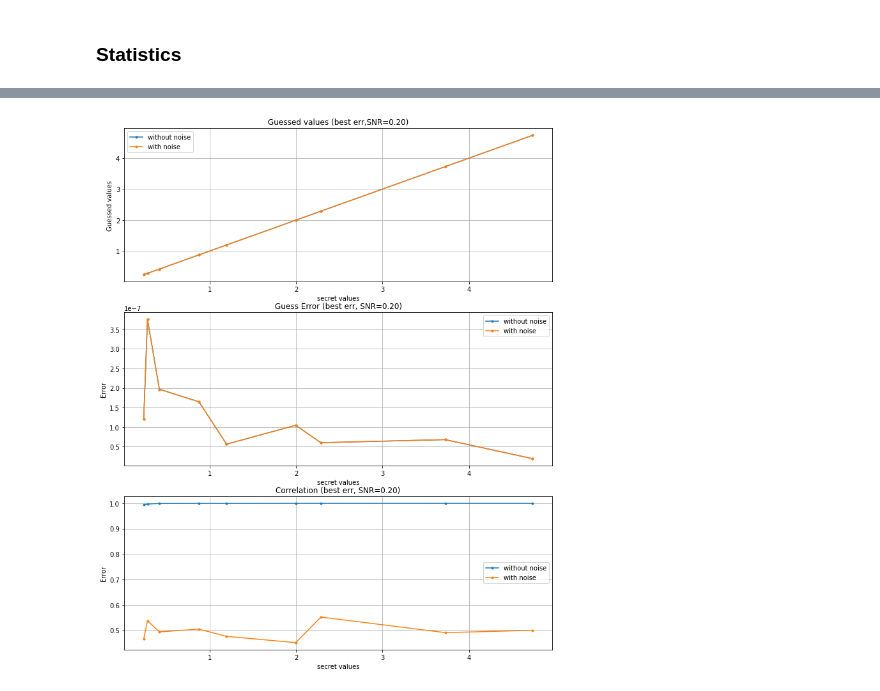
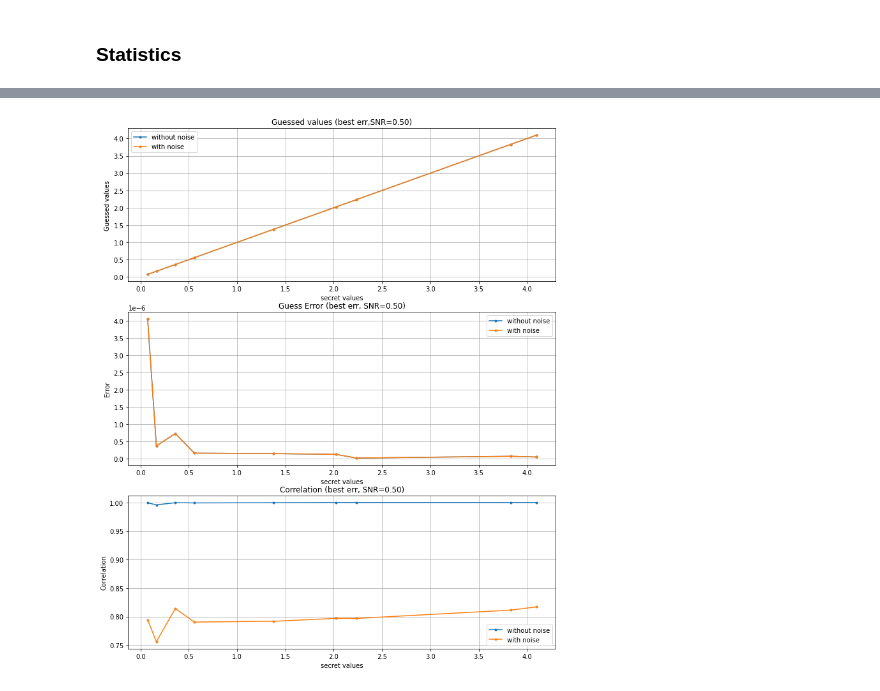
Before and after one commit to mu-triv/DPACv4, a Jupyter notebook: noise_hwp.ipynb, the cells around one changed output, grey strips where cells are left out. Saved outputs shown, nothing was run; the diff lists cells and outputs as text; code cells hidden in the pictures.

```diff
--- a/noise_hwp.ipynb
+++ b/noise_hwp.ipynb
@@ -285,6 +285,6 @@ Wall time: 3min 27s
 # %%
 ### Add noise to hamming weight of the multiplication of the secret number
-signal_to_noise_ratio = 0.2
+signal_to_noise_ratio = 0.5
 noise_secret_numbers_hws = {}
 for k in secret_numbers_hws.keys():
     noise_secret_numbers_hws[k] = secret_numbers_hws[k].apply(lambda hw: add_noise_to_signal(signal=hw, snr=signal_to_noise_ratio, freq=200), axis=0)
@@ -378,7 +378,7 @@ df = best_corr.T
 df[[CORRELATION, SECRET_VALUE]].set_index(SECRET_VALUE)[CORRELATION].plot(ax=ax[2], marker='.', label='without noise')
 df = noise_best_corr.T
 df[[CORRELATION, SECRET_VALUE]].set_index(SECRET_VALUE)[CORRELATION].plot(ax=ax[2], marker='.', label='with noise')
-ax[2].set_ylabel('Error')
+ax[2].set_ylabel('Correlation')
 ax[2].set_title('Correlation (best corr, SNR=%0.2f)' % signal_to_noise_ratio)
 
 for a in ax:
@@ -400,35 +400,35 @@ df = best_err.T
 df[[GUESSED_VALUE, SECRET_VALUE]].set_index(SECRET_VALUE)[GUESSED_VALUE].plot(ax=ax[0], marker='.', label='without noise')
 df = noise_best_err.T
 df[[GUESSED_VALUE, SECRET_VALUE]].set_index(SECRET_VALUE)[GUESSED_VALUE].plot(ax=ax[0], marker='.', label='with noise')
 ax[0].set_ylabel('Guessed values')
 ax[0].set_title('Guessed values (best err,SNR=%0.2f)' % signal_to_noise_ratio)
 
 
 df = best_err.T
 df[[ERROR, SECRET_VALUE]].set_index(SECRET_VALUE)[ERROR].plot(ax=ax[1], marker='.', label='without noise')
 df = noise_best_err.T
 df[[ERROR, SECRET_VALUE]].set_index(SECRET_VALUE)[ERROR].plot(ax=ax[1], marker='.', label='with noise')
 ax[1].set_ylabel('Error')
 ax[1].set_title('Guess Error (best err, SNR=%0.2f)' % signal_to_noise_ratio)
 
 df = best_corr.T
 df[[CORRELATION, SECRET_VALUE]].set_index(SECRET_VALUE)[CORRELATION].plot(ax=ax[2], marker='.', label='without noise')
 df = noise_best_corr.T
 df[[CORRELATION, SECRET_VALUE]].set_index(SECRET_VALUE)[CORRELATION].plot(ax=ax[2], marker='.', label='with noise')
-ax[2].set_ylabel('Error')
+ax[2].set_ylabel('Correlation')
 ax[2].set_title('Correlation (best err, SNR=%0.2f)' % signal_to_noise_ratio)
 
 for a in ax:
     a.legend()
     a.grid(True)
     a.set_xlabel('secret values')
 
 from datetime import datetime
 fname = 'nhw-%s.jpg' % (datetime.now().strftime("%Y%m%d_%H%M%S%f"))
 plt.savefig(fname)
 plt.show()
 # %% [output]
-[figure, old version]
+[figure, new version]
 # %%
 best_err
 # %% [output]
```
Also changed, not shown: parts of 16 cells of this notebook, 8 other files.
